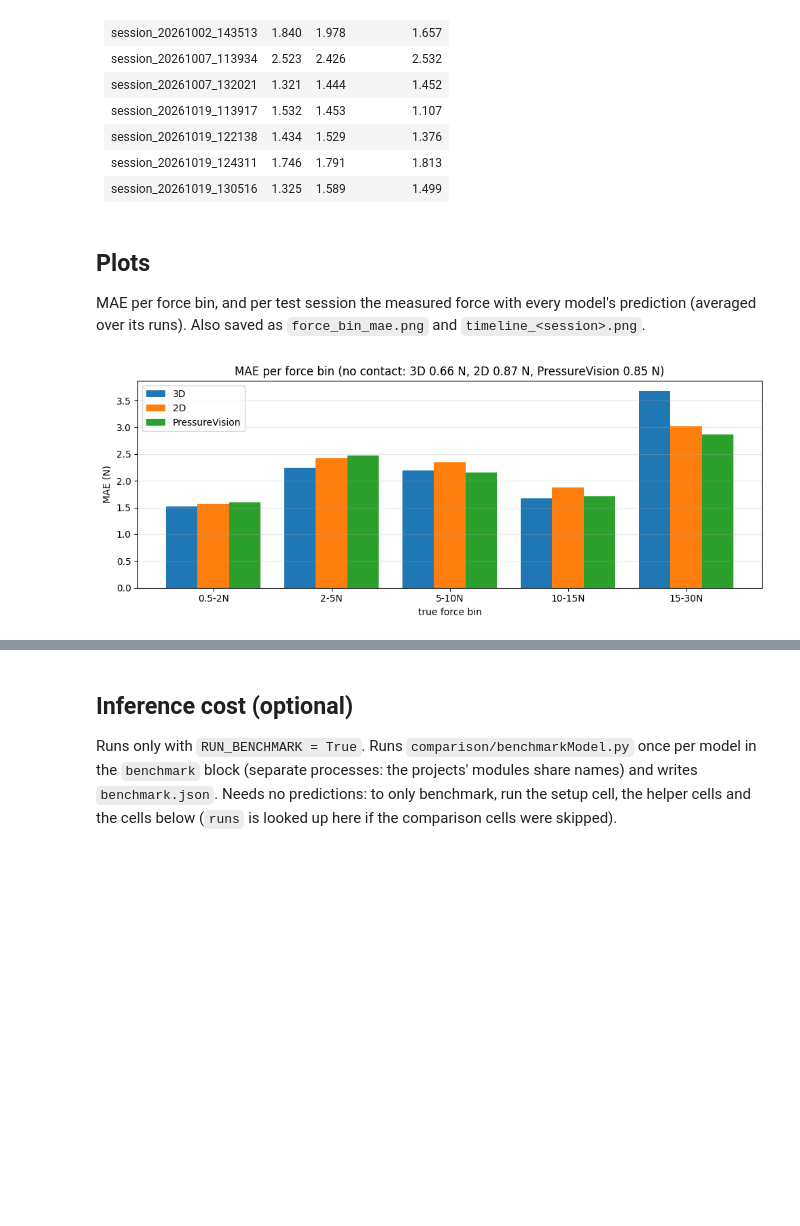
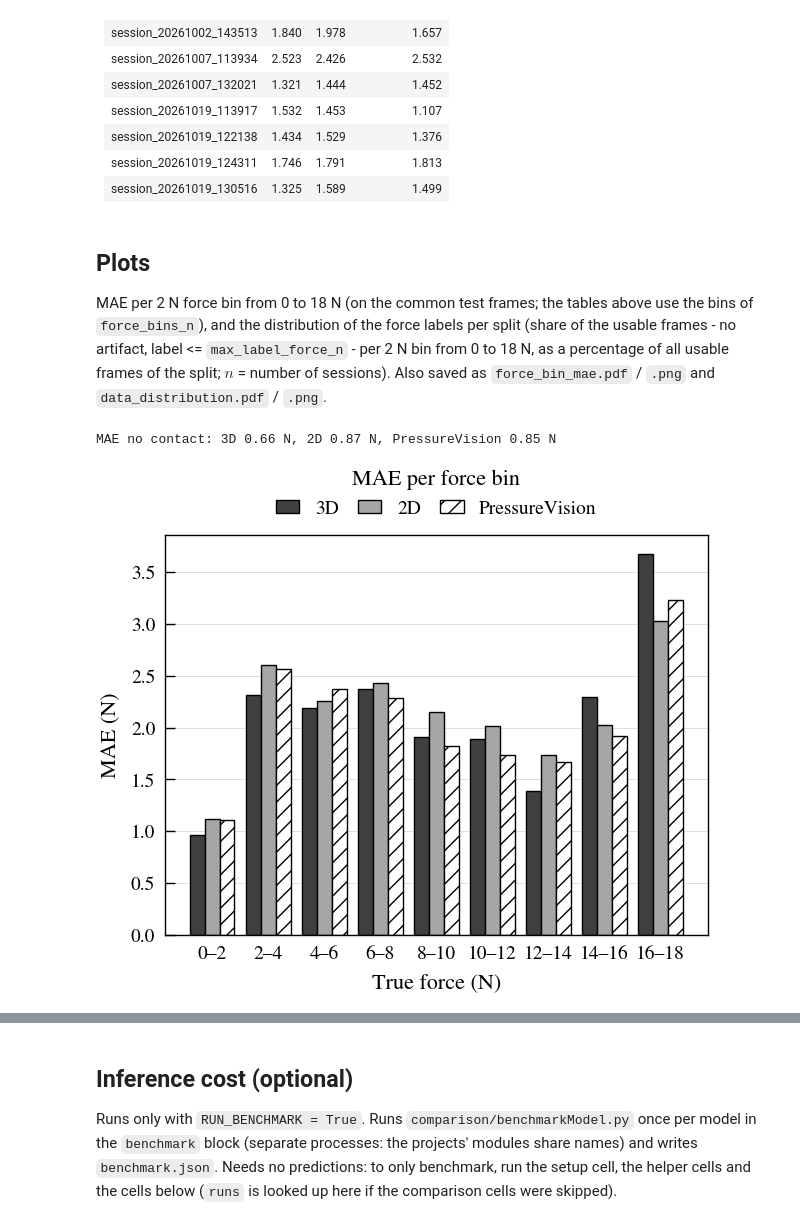
Before and after one commit to WouterDGries/ForceEstimationPipeline, a Jupyter notebook: comparison/compareModels.ipynb, the cells around one changed output, grey strips where cells are left out. Drawn from its saved outputs; the diff is of its cells as text; code cells hidden in the pictures; blank space fills up the shorter version.

```diff
--- a/comparison/compareModels.ipynb
+++ b/comparison/compareModels.ipynb
@@ -475,27 +515,38 @@ display(Markdown(session_markdown(summary)))
 # %% [markdown]
 ## Plots
 
-MAE per force bin, and per test session the measured force with every model's prediction (averaged over its runs). Also saved as `force_bin_mae.png` and `timeline_<session>.png`.
+MAE per 2 N force bin from 0 to 18 N (on the common test frames; the tables above use the bins of `force_bins_n`), and the distribution of the force labels per split (share of the usable frames - no artifact, label <= `max_label_force_n` - per 2 N bin from 0 to 18 N, as a percentage of all usable frames of the split; $n$ = number of sessions). Also saved as `force_bin_mae.pdf` / `.png` and `data_distribution.pdf` / `.png`.
 # %%
 models = list(runs)
-bins = [k for k in masks if k.startswith("bin_")]
-fig, ax = plt.subplots(figsize=(10, 4))
+PLOT_FORCE_EDGES = np.arange(0, 18 + 1, 2)   # 2 N bins from 0 to 18 N for the plots (the tables use config's force_bins_n)
+true_n = common["true_n"].to_numpy()
+# [low, high), the last bin [16, 18] - as np.histogram, so the bins match the distribution plot below
+plot_bins = [(true_n >= low) & ((true_n < high) | ((high == PLOT_FORCE_EDGES[-1]) & (true_n == high)))
+             for low, high in zip(PLOT_FORCE_EDGES[:-1], PLOT_FORCE_EDGES[1:])]
+fig, ax = plt.subplots(figsize=(3.5, 2.6))
+x = np.arange(len(plot_bins))
 width = 0.8 / len(models)
 for k, model in enumerate(models):
-    abs_err = np.abs(common[f"pred_{model}"] - common["true_n"]).to_numpy()
-    ax.bar(np.arange(len(bins)) + (k - (len(models) - 1) / 2) * width,
-           [abs_err[masks[b]].mean() if masks[b].any() else np.nan for b in bins], width, label=model)
+    abs_err = np.abs(common[f"pred_{model}"].to_numpy() - true_n)
+    ax.bar(x + (k - (len(models) - 1) / 2) * width,
+           [abs_err[b].mean() if b.any() else np.nan for b in plot_bins], width,
+           edgecolor="black", linewidth=0.5, label=model, **BAR_STYLES[k % len(BAR_STYLES)])
 no_contact_err = {m: np.abs(common[f"pred_{m}"] - common["true_n"]).to_numpy()[masks["no_contact"]].mean()
                   for m in models}
-ax.set_xticks(np.arange(len(bins)), [b[4:] for b in bins])
-ax.set_xlabel("true force bin")
+print("MAE no contact: " + ", ".join(f"{m} {v:.2f} N" for m, v in no_contact_err.items()))
+ax.set_xticks(x)
+ax.set_xticklabels([f"{low:g}\u2013{high:g}" for low, high in zip(PLOT_FORCE_EDGES[:-1], PLOT_FORCE_EDGES[1:])])
+ax.set_xlabel("True force (N)")
 ax.set_ylabel("MAE (N)")
-ax.set_title("MAE per force bin (no contact: " + ", ".join(f"{m} {v:.2f} N" for m, v in no_contact_err.items()) + ")")
-ax.legend()
-ax.grid(alpha=0.3, axis="y")
-fig.tight_layout()
-fig.savefig(os.path.join(out_dir, "force_bin_mae.png"), dpi=100)
+ax.set_title("MAE per force bin", pad=18)
+ax.set_ylim(bottom=0)
+ax.set_axisbelow(True)
+ax.yaxis.grid(True, **GRID)
+ax.legend(ncol=len(models), loc="lower center", bbox_to_anchor=(0.5, 1.0), frameon=False, handlelength=1.2, columnspacing=1.0)
+fig.savefig(os.path.join(out_dir, "force_bin_mae.pdf"))
+fig.savefig(os.path.join(out_dir, "force_bin_mae.png"))
 plt.show()
 # %% [output]
+MAE no contact: 3D 0.66 N, 2D 0.87 N, PressureVision 0.85 N
-[figure, old version]
+[figure, new version]
 # %%
```
Also changed, not shown: parts of 7 cells of this notebook, 21 other files.
